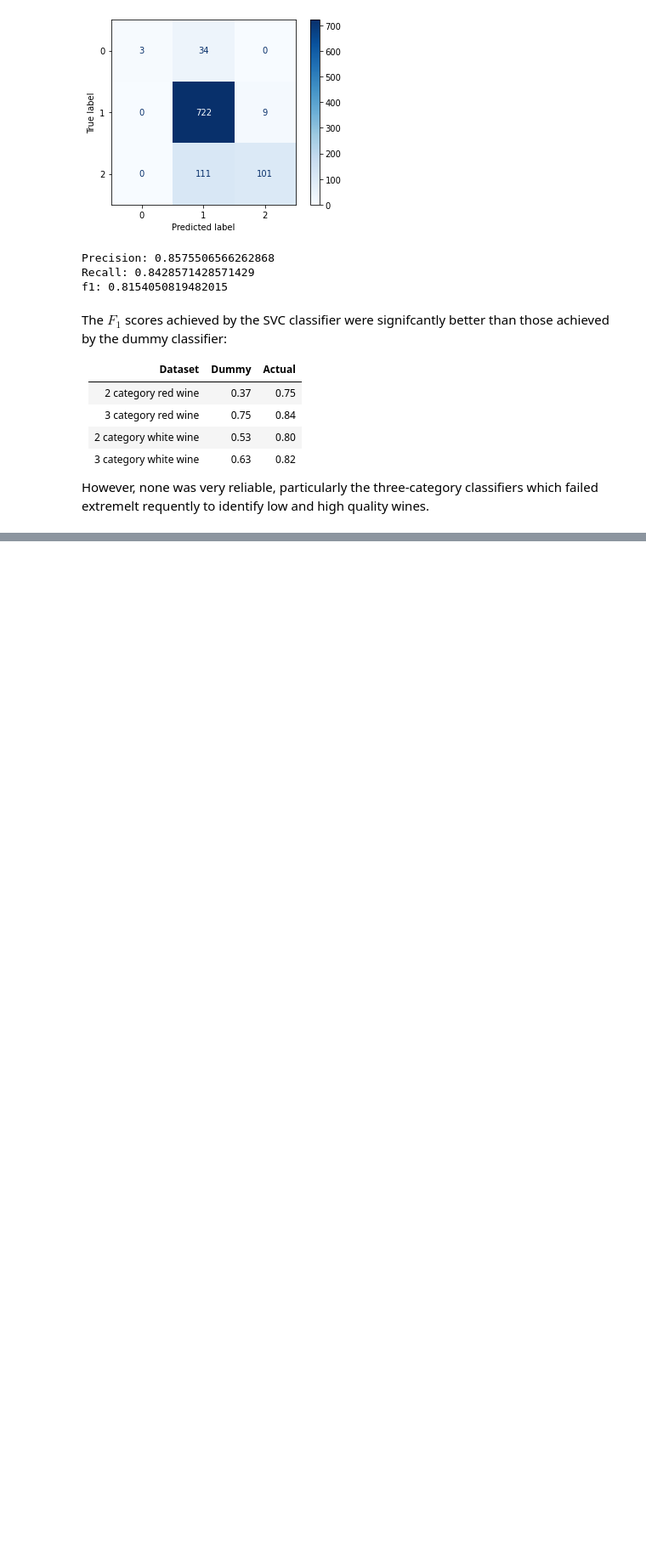
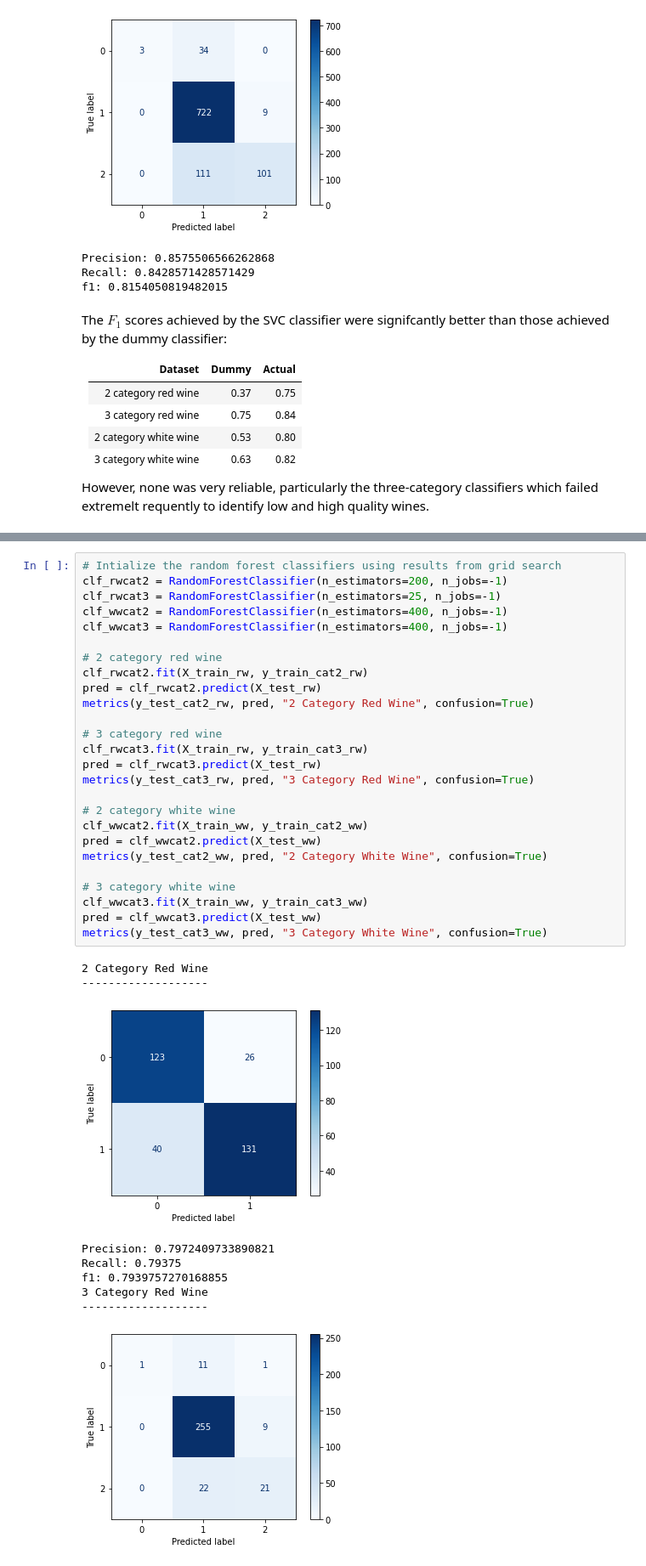
Before and after one commit to fod/machine-learning-statistics, a Jupyter notebook: scikit-learn.ipynb, the cells around one changed output, grey strips where cells are left out. Shown at 85% size. Drawn from its saved outputs; the diff is of its cells as text; blank space fills up the shorter version.

Commit message:
Random forest classification complete

```diff
--- a/scikit-learn.ipynb
+++ b/scikit-learn.ipynb
@@ -1145,0 +1187,36 @@ Finally, a random forest classifier is assessed:
+# %%
+# Intialize the random forest classifiers using results from grid search
+clf_rwcat2 = RandomForestClassifier(n_estimators=200, n_jobs=-1)
+clf_rwcat3 = RandomForestClassifier(n_estimators=25, n_jobs=-1)
+clf_wwcat2 = RandomForestClassifier(n_estimators=400, n_jobs=-1)
+clf_wwcat3 = RandomForestClassifier(n_estimators=400, n_jobs=-1)
+
+# 2 category red wine
+clf_rwcat2.fit(X_train_rw, y_train_cat2_rw)
+pred = clf_rwcat2.predict(X_test_rw)
+metrics(y_test_cat2_rw, pred, "2 Category Red Wine", confusion=True)
+
+# 3 category red wine
+clf_rwcat3.fit(X_train_rw, y_train_cat3_rw)
+pred = clf_rwcat3.predict(X_test_rw)
+metrics(y_test_cat3_rw, pred, "3 Category Red Wine", confusion=True)
+
+# 2 category white wine
+clf_wwcat2.fit(X_train_ww, y_train_cat2_ww)
+pred = clf_wwcat2.predict(X_test_ww)
+metrics(y_test_cat2_ww, pred, "2 Category White Wine", confusion=True)
+
+# 3 category white wine
+clf_wwcat3.fit(X_train_ww, y_train_cat3_ww)
+pred = clf_wwcat3.predict(X_test_ww)
+metrics(y_test_cat3_ww, pred, "3 Category White Wine", confusion=True)
+# %% [output]
+2 Category Red Wine
+-------------------
+[figure, added]
+Precision: 0.7972409733890821
+Recall: 0.79375
+f1: 0.7939757270168855
+3 Category Red Wine
+-------------------
+[figure, added]
```
Also changed, not shown: parts of 6 cells of this notebook, 1 other file.
